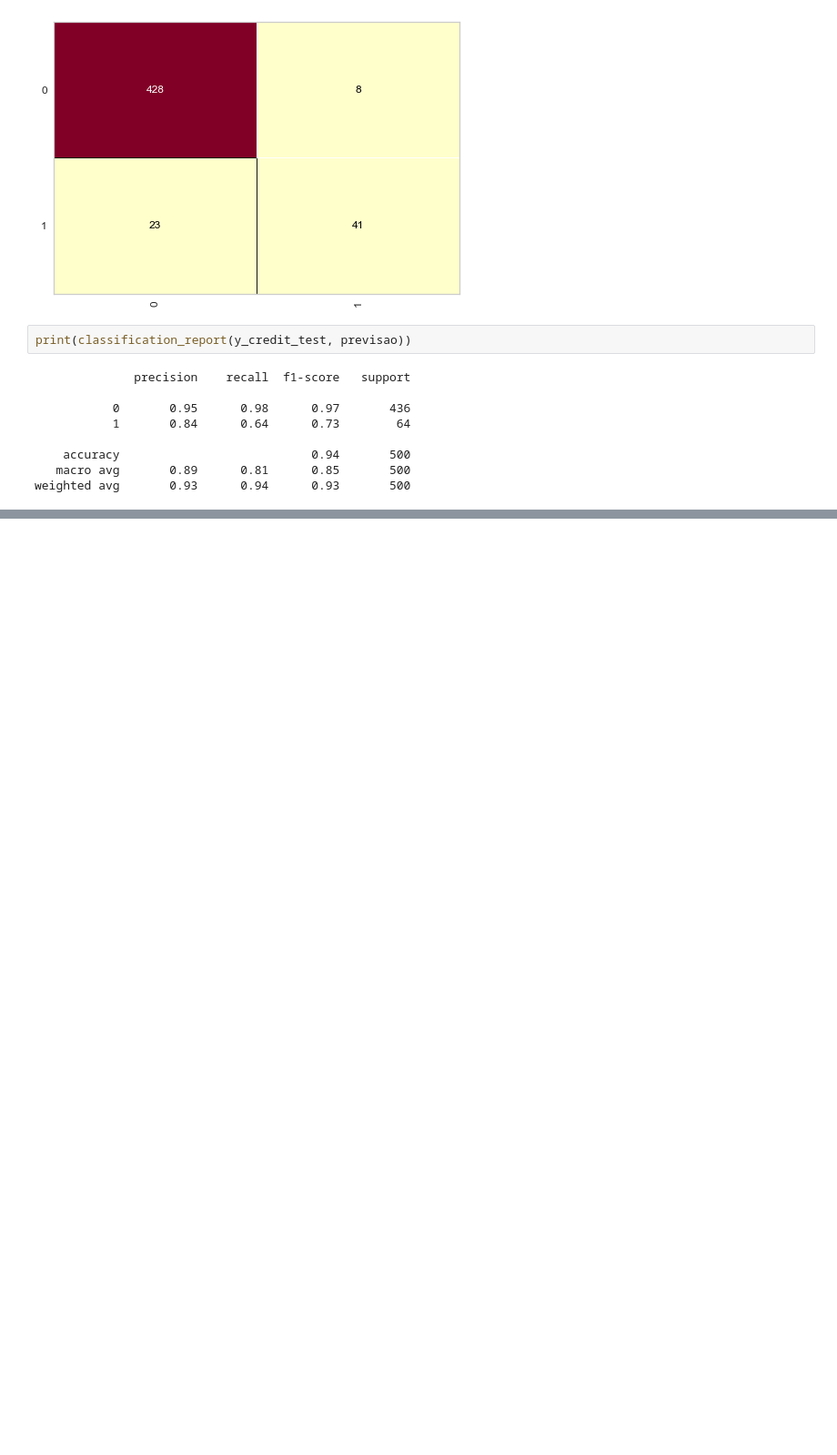
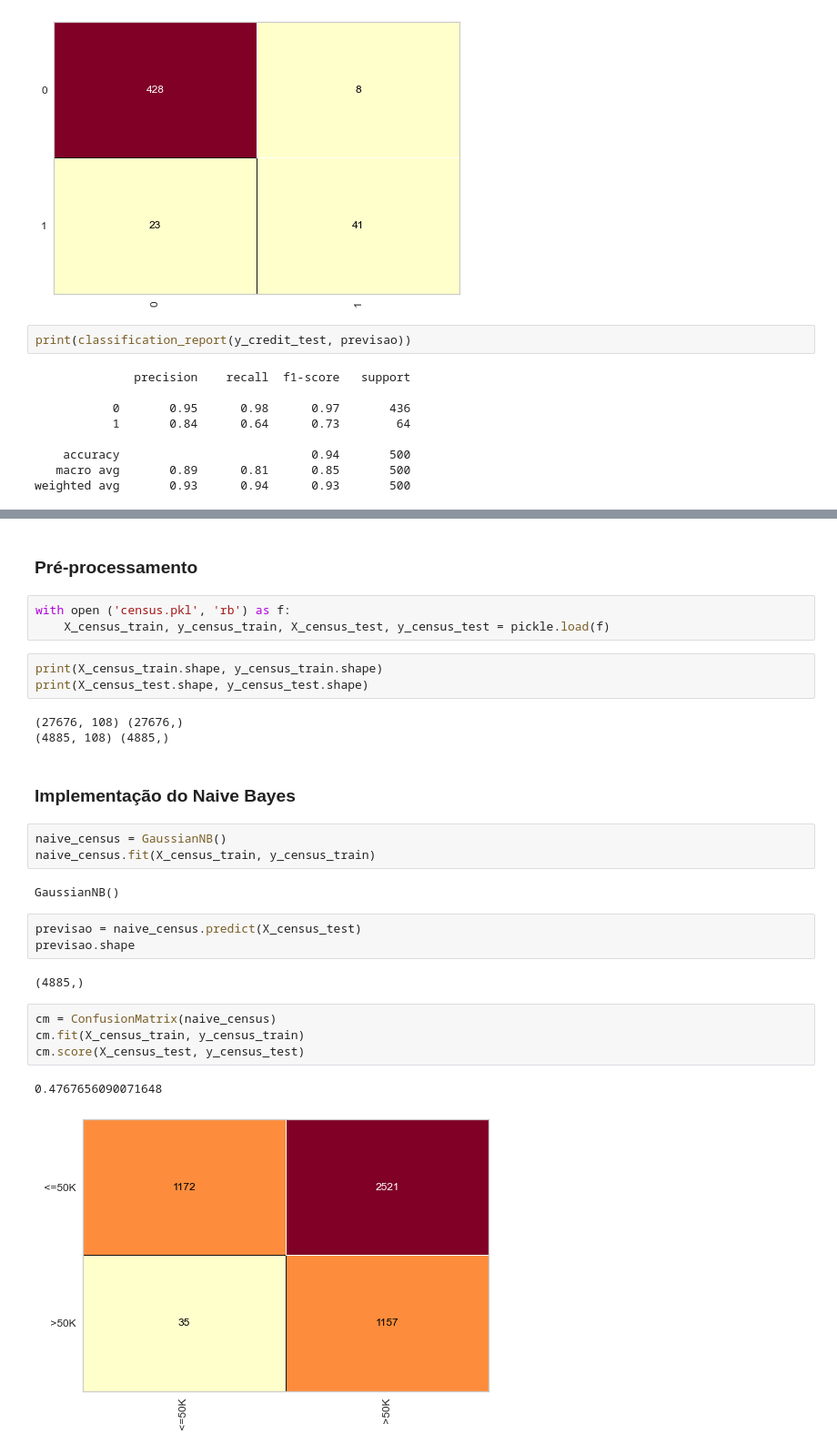
Before and after one commit to njuliacsouza/_IAExpert, a Jupyter notebook: 3. Machine Learning e Data Science com Python de A à Z/notebooks_aulas/01.2 - Aprendizagem Bayesiana.ipynb, the cells around one changed output, grey strips where cells are left out. Shown at 91% size. Drawn from its saved outputs; the diff is of its cells as text; blank space fills up the shorter version.

```diff
--- a/3. Machine Learning e Data Science com Python de A à Z/notebooks_aulas/01.2 - Aprendizagem Bayesiana.ipynb
+++ b/3. Machine Learning e Data Science com Python de A à Z/notebooks_aulas/01.2 - Aprendizagem Bayesiana.ipynb
@@ -225,0 +240,30 @@ weighted avg       0.93      0.94      0.93       500
+# %% [markdown]
+### Pré-processamento
+# %%
+with open ('census.pkl', 'rb') as f:
+    X_census_train, y_census_train, X_census_test, y_census_test = pickle.load(f)
+# %%
+print(X_census_train.shape, y_census_train.shape)
+print(X_census_test.shape, y_census_test.shape)
+# %% [output]
+(27676, 108) (27676,)
+(4885, 108) (4885,)
+# %% [markdown]
+### Implementação do Naive Bayes
+# %%
+naive_census = GaussianNB()
+naive_census.fit(X_census_train, y_census_train)
+# %% [output]
+GaussianNB()
+# %%
+previsao = naive_census.predict(X_census_test)
+previsao.shape
+# %% [output]
+(4885,)
+# %%
+cm = ConfusionMatrix(naive_census)
+cm.fit(X_census_train, y_census_train)
+cm.score(X_census_test, y_census_test)
+# %% [output]
+0.4767656090071648
+[figure, added]
```
Also changed, not shown: parts of 4 cells of this notebook.
